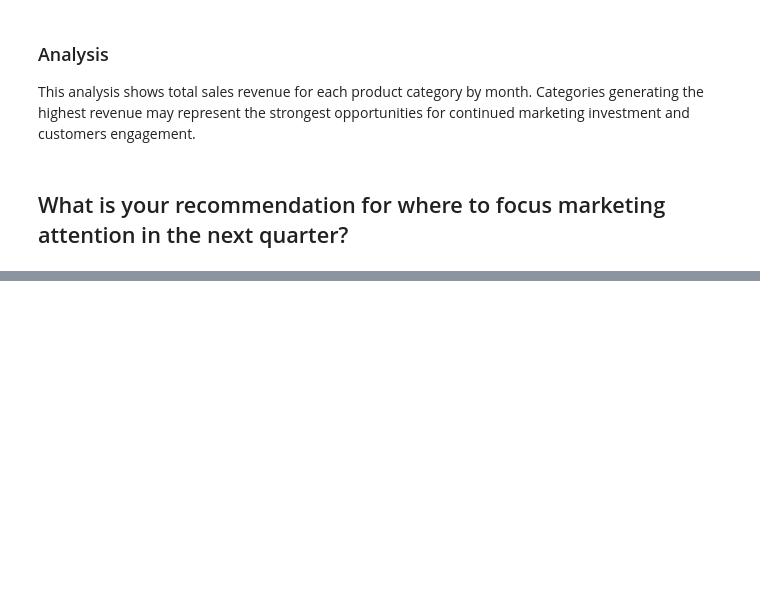
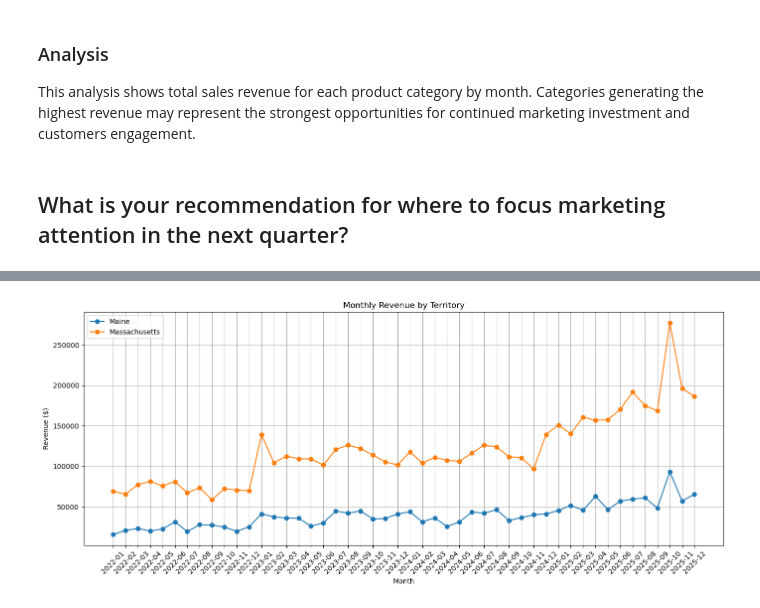
Before and after one commit to namimo06-oss/Capstone_2, a Jupyter notebook: miranda_sales_analysis.ipynb, the cells around one changed output, grey strips where cells are left out. Saved outputs shown, nothing was run; the diff lists cells and outputs as text; code cells hidden in the pictures; blank space fills up the shorter version.

Commit message:
graphs and bonus questions

```diff
--- a/miranda_sales_analysis.ipynb
+++ b/miranda_sales_analysis.ipynb
@@ -502,0 +440,47 @@ plt.show()
+# %%
+# Convert transaction date to datetime
+sales_store['Transaction Date'] = pd.to_datetime(
+    sales_store['Transaction Date']
+)
+
+# Create Month column
+sales_store['Month'] = (
+    sales_store['Transaction Date']
+    .dt.to_period('M')
+)
+
+# Monthly revenue by territory
+monthly_revenue = (
+    sales_store[sales_store['State'].isin(['Maine', 'Massachusetts'])]
+    .groupby(['Month', 'State'])['Sale Amount']
+    .sum()
+    .reset_index()
+)
+
+# Create line chart
+plt.figure(figsize=(14,6))
+
+for state in monthly_revenue['State'].unique():
+
+    state_data = monthly_revenue[
+        monthly_revenue['State'] == state
+    ]
+
+    plt.plot(
+        state_data['Month'].astype(str),
+        state_data['Sale Amount'],
+        marker='o',
+        label=state
+    )
+
+plt.title('Monthly Revenue by Territory')
+plt.xlabel('Month')
+plt.ylabel('Revenue ($)')
+plt.xticks(rotation=45)
+plt.legend()
+plt.grid(True)
+
+plt.tight_layout()
+plt.show()
+# %% [output]
+[figure, added]
```
Also changed, not shown: parts of 22 cells of this notebook, 1 other file.
